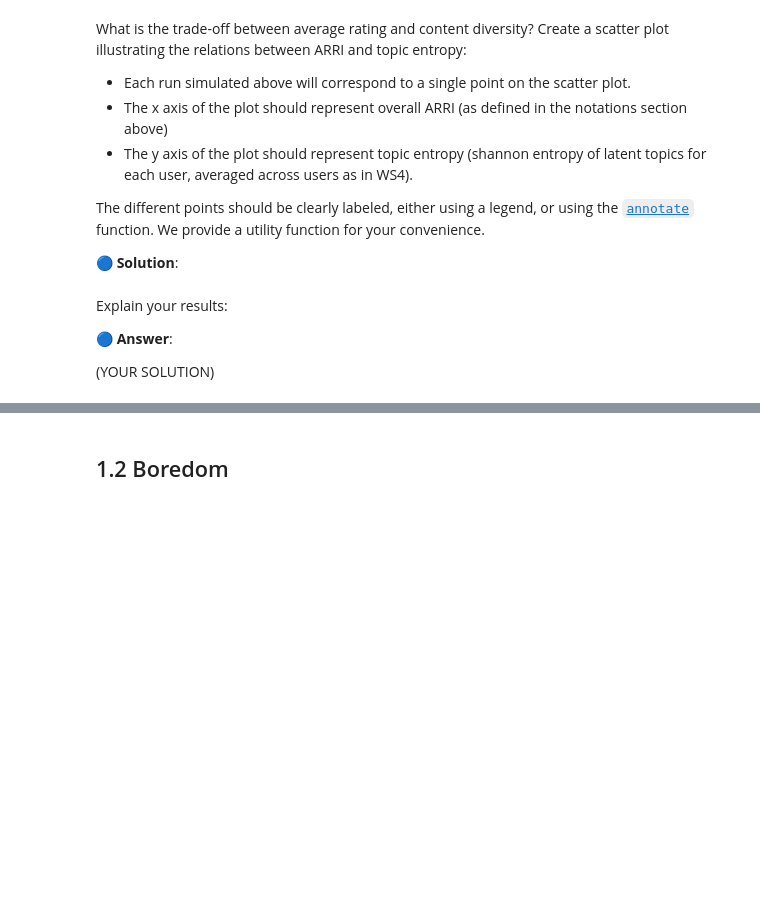
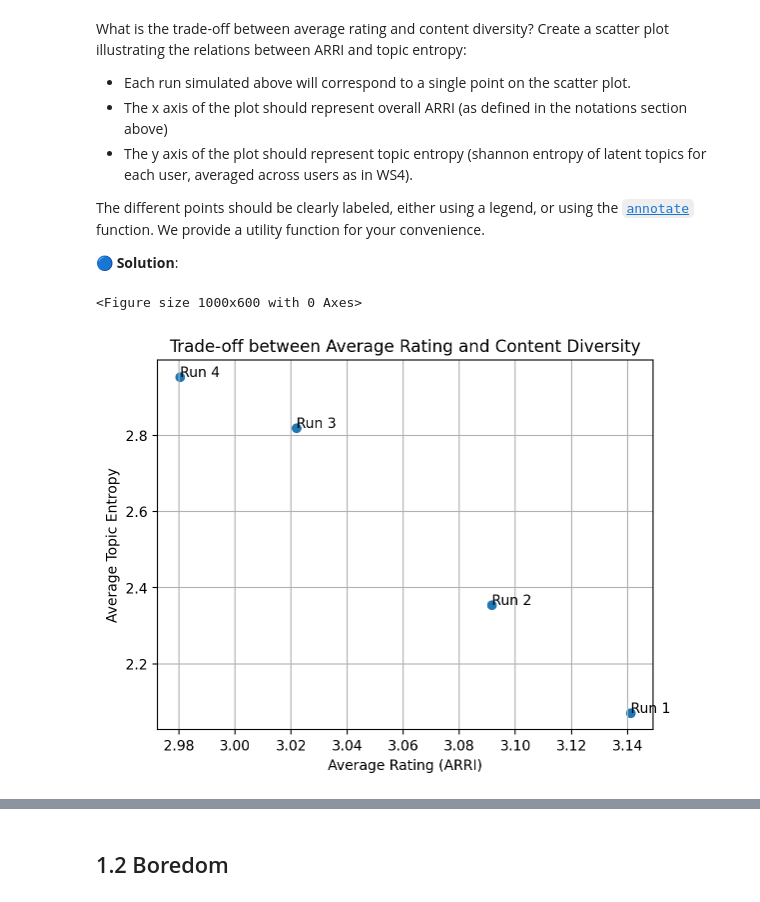
Before and after one commit to ashalem/ML_Human, a Jupyter notebook: WS5_W2024_students_0db1.ipynb, the cells around one changed output, grey strips where cells are left out. Saved outputs shown, nothing was run; the diff lists cells and outputs as text; code cells hidden in the pictures; blank space fills up the shorter version.

```diff
--- a/WS5_W2024_students_0db1.ipynb
+++ b/WS5_W2024_students_0db1.ipynb
@@ -612,6 +628,25 @@ num_steps = 100
 retraining_interval = 1
 
 ## YOUR SOLUTION
+simulation_results = []
+
+for epsilon in epsilon_values:
+    results_df = simulate_recommendation_policy(
+        env=TopicsDynamic(
+            a=0.0,
+            **topics_params
+        ),
+        cf_model=surprise.SVD(
+            **svd_model_params,
+        ),
+        recommendation_policy=EpsilonGreedyPolicy(
+            epsilon=epsilon,
+            random_state=RANDOM_STATE,
+        ),
+        retraining_interval=retraining_interval,
+        num_steps=num_steps,
+    )
+    simulation_results.append(results_df)
 # %% [markdown]
 ### 1.1.2 Analysis
 # %% [markdown]
@@ -627,36 +662,69 @@ The different points should be clearly labeled, either using a legend, or using
 # %%
 def plot_scatter_annotated(x,y,labels,xlabel,ylabel,ax=None):
     """
     Utility function - Create a scatter plot with labels for each point
 
     Parameters
     ----------
     x : np.array
         x value of each point
 
     y : np.array
         y value of each point
 
     labels : List of string
         label of each point
 
     ax : matplotlib.Axes (optional)
     """
     if ax==None:
         fig,ax = plt.subplots()
     ax.scatter(x,y)
     for x_val, y_val, label in zip(x,y,labels):
         ax.annotate(label, (x_val, y_val))
     ax.set(
         xlabel=xlabel,
         ylabel=ylabel,
     )
     return ax
 
 ## YOUR SOLUTION
+# Get ARRI and topic entropy for each run
+arri_values = []
+entropy_values = []
+labels = []
+
+for i in range(len(simulation_results)):
+    arri = simulation_results[i]['rating'].mean()
+    arri_values.append(arri)
+
+    # Calculate topic entropy averaged across users
+    user_topic_counts = simulation_results[i].groupby('user_id')['latent_topic'].value_counts().unstack(fill_value=0)
+    user_entropies = []
+
+    for _, user_topics in user_topic_counts.iterrows():
+        # Shannon entropy
+        probs = user_topics / user_topics.sum()
+        entropy = -np.sum(probs * np.log2(probs + 1e-10)) # add small epsilon to avoid log(0)
+        user_entropies.append(entropy)
+
+    avg_entropy = np.mean(user_entropies)
+    entropy_values.append(avg_entropy)
+
+    labels.append(f'Run {i+1}')
+
+# Create scatter plot
+plt.figure(figsize=(10, 6))
+plot_scatter_annotated(
+    x=arri_values,
+    y=entropy_values,
+    labels=labels,
+    xlabel='Average Rating (ARRI)',
+    ylabel='Average Topic Entropy'
+)
+plt.title('Trade-off between Average Rating and Content Diversity')
+plt.grid(True)
+plt.show()
+# %% [output]
+<Figure size 1000x600 with 0 Axes>
+[figure, added]
-# %% [markdown]
-Explain your results:
-
-🔵 **Answer**:
-
-(YOUR SOLUTION)
```
Also changed, not shown: parts of 9 cells of this notebook.
